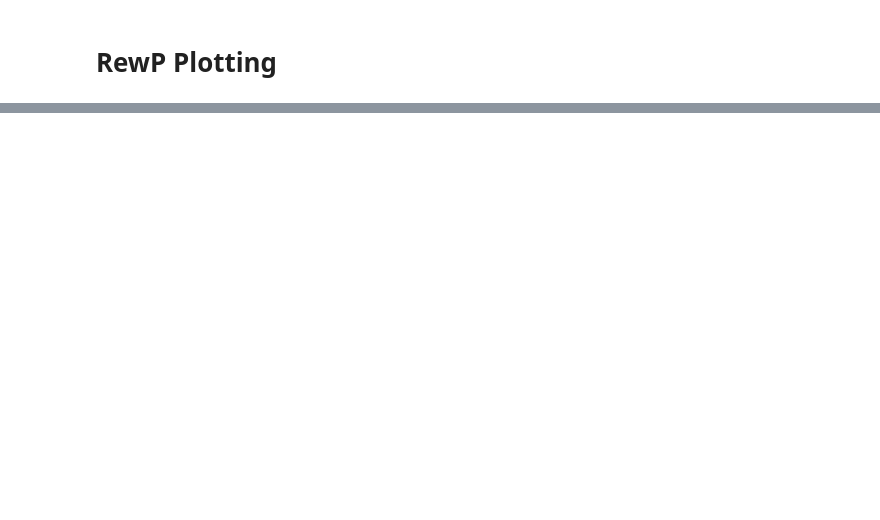
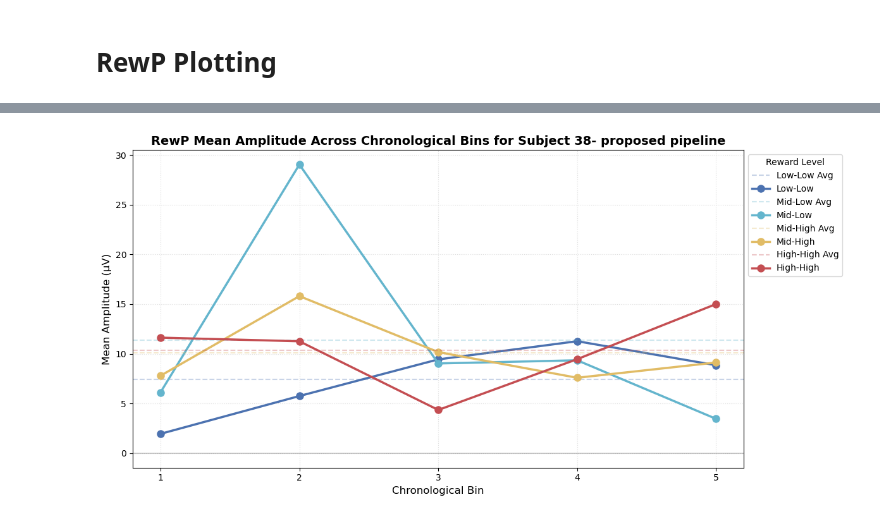
Before and after one commit to xuyg16/EEG_Reward-Processing_ERP, a Jupyter notebook: scripts/single_subject_processing.ipynb, the cells around one changed output, grey strips where cells are left out. Saved outputs shown, nothing was run; the diff lists cells and outputs as text; code cells hidden in the pictures; blank space fills up the shorter version.

```diff
--- a/scripts/single_subject_processing.ipynb
+++ b/scripts/single_subject_processing.ipynb
@@ -490,0 +555,3 @@ Channels exceeding 20% threshold: []
+# %%
+bin_num = 5
+binned_epochs = binning(epochs_all, config.CONDITIONS_DICT['feedback_locked'], bin_num=bin_num)
@@ -500,3 +587,8 @@ if INSPECTION_MODE == True:
     # butterfly graph for one condition
     evoked_Low_Low_Win = all_evokeds['Low-Low Win']
     evoked_Low_Low_Win.plot();
+# %%
+binned_evokeds = []
+for i in range(bin_num):
+    # get the binned epochs across unditions
+    binned_evokeds.append(get_evoked(epoch_dict, binned_epochs[i+1], proportiontocut=config.PIPELINES[ACTIVE_PIPELINE]['evoked_proportiontocut']))
@@ -521,0 +636,4 @@ plot_erp(diff_evokeds, diff=True, title=f"RewP Difference Waves (Win-Loss) - Sub
+# %%
+plot_binning_results(results_allbin, title=f'RewP Mean Amplitude Across Chronological Bins for Subject {SUBJECT}- {ACTIVE_PIPELINE} pipeline')
+# %% [output]
+[figure, added]
```
Also changed, not shown: parts of 30 cells of this notebook, 4 other files.
